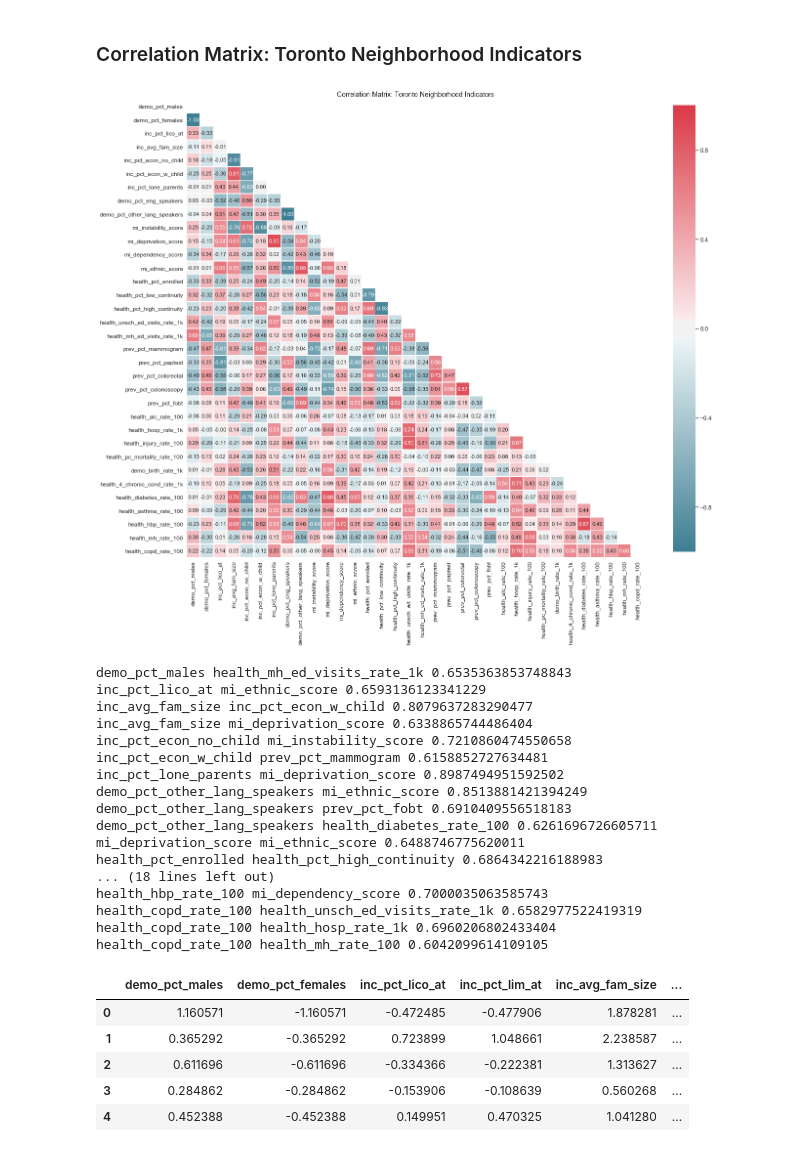
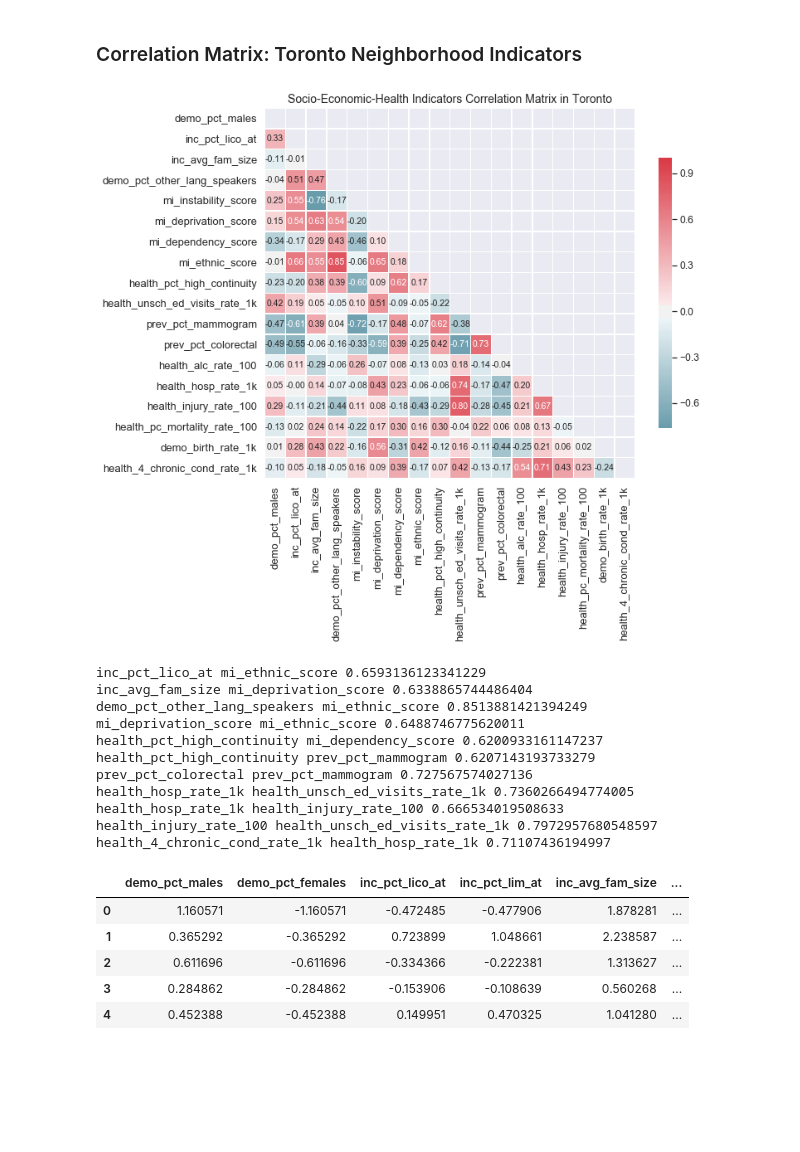
Before and after one commit to yoots88/portfolio, a Jupyter notebook: p5_community_health_profile/p5_community_health_profile.ipynb, the cells around one changed output. Saved outputs shown, nothing was run; the diff lists cells and outputs as text; code cells hidden in the pictures; blank space fills up the shorter version.

```diff
--- a/p5_community_health_profile/p5_community_health_profile.ipynb
+++ b/p5_community_health_profile/p5_community_health_profile.ipynb
@@ -253,42 +253,33 @@ df_stat
 # %%
 # Correlation Matrix Plot # entire dataset
 ###############################################################################
 # List numerical column names only:
-cols =['demo_pct_males', 'demo_pct_females', 'inc_pct_lico_at',
-       'inc_avg_fam_size', 'inc_pct_econ_no_child', 'inc_pct_econ_w_child',
-       'inc_pct_lone_parents', 'demo_pct_eng_speakers',
-       'demo_pct_other_lang_speakers', 'mi_instability_score',
-       'mi_deprivation_score', 'mi_dependency_score', 'mi_ethnic_score',
-       'health_pct_enrolled', 'health_pct_low_continuity',
-       'health_pct_high_continuity', 'health_unsch_ed_visits_rate_1k',
-       'health_mh_ed_visits_rate_1k', 'prev_pct_mammogram', 'prev_pct_paptest',
-       'prev_pct_colorectal', 'prev_pct_colonoscopy', 'prev_pct_fobt',
-       'health_alc_rate_100', 'health_hosp_rate_1k', 'health_injury_rate_100',
-       'health_pc_mortality_rate_100', 'demo_birth_rate_1k',
-       'health_4_chronic_cond_rate_1k', 'health_diabetes_rate_100',
-       'health_asthma_rate_100', 'health_hbp_rate_100', 'health_mh_rate_100',
-       'health_copd_rate_100']
+cols =['demo_pct_males', 'inc_pct_lico_at', 'inc_avg_fam_size', 'demo_pct_other_lang_speakers',
+'mi_instability_score', 'mi_deprivation_score', 'mi_dependency_score', 'mi_ethnic_score',
+'health_pct_high_continuity', 'health_unsch_ed_visits_rate_1k', 'prev_pct_mammogram',
+'prev_pct_colorectal', 'health_alc_rate_100', 'health_hosp_rate_1k', 'health_injury_rate_100',
+'health_pc_mortality_rate_100', 'demo_birth_rate_1k','health_4_chronic_cond_rate_1k']
 
 # Create a correlation matrix:
 cm = df_EDA[cols].corr()
 
 # Create a mask to filter correlation matrix: diagonally
 mask = np.zeros_like(cm, dtype=np.bool)
 mask[np.triu_indices_from(mask)] = True
 
 # Plot correlation matrix heatmap
-f,ax = plt.subplots(figsize=(21,21))
+f,ax = plt.subplots(figsize=(10,10))
 cmap = sns.diverging_palette(220,10,as_cmap=True)
 sns.set(font_scale=1.1)
 sns.heatmap(cm, mask=mask, cmap=cmap, fmt='.2f', center=0,
            annot=True, square=True, linewidth=.5,
-           annot_kws={'size':11}, cbar_kws={'shrink':.8})
-plt.xticks(rotation=90, fontsize=12)
-plt.yticks(rotation=0, fontsize=12)
-plt.title('Correlation Matrix: Toronto Neighborhood Indicators', fontsize=14)
+           annot_kws={'size':10.5}, cbar_kws={'shrink':.6})
+plt.xticks(rotation=90, fontsize=13)
+plt.yticks(rotation=0, fontsize=13)
+plt.title('Socio-Economic-Health Indicators Correlation Matrix in Toronto', fontsize=14)
 plt.show()
 # %% [output]
-[figure, old version]
+[figure, new version]
 # %%
 # Filter the correlation matrix where Pearson's r > 0.6:
 for x in cm.columns:
@@ -296,23 +287,17 @@ for x in cm.columns:
         if x < y and cm[x][y] > abs(0.6):
             print(x, y, cm[x][y])
 # %% [output]
-demo_pct_males health_mh_ed_visits_rate_1k 0.6535363853748843
 inc_pct_lico_at mi_ethnic_score 0.6593136123341229
-inc_avg_fam_size inc_pct_econ_w_child 0.8079637283290477
 inc_avg_fam_size mi_deprivation_score 0.6338865744486404
-inc_pct_econ_no_child mi_instability_score 0.7210860474550658
-inc_pct_econ_w_child prev_pct_mammogram 0.6158852727634481
-inc_pct_lone_parents mi_deprivation_score 0.8987494951592502
 demo_pct_other_lang_speakers mi_ethnic_score 0.8513881421394249
-demo_pct_other_lang_speakers prev_pct_fobt 0.6910409556518183
-demo_pct_other_lang_speakers health_diabetes_rate_100 0.6261696726605711
 mi_deprivation_score mi_ethnic_score 0.6488746775620011
-health_pct_enrolled health_pct_high_continuity 0.6864342216188983
-... (18 lines left out)
-health_hbp_rate_100 mi_dependency_score 0.7000035063585743
-health_copd_rate_100 health_unsch_ed_visits_rate_1k 0.6582977522419319
-health_copd_rate_100 health_hosp_rate_1k 0.6960206802433404
-health_copd_rate_100 health_mh_rate_100 0.6042099614109105
+health_pct_high_continuity mi_dependency_score 0.6200933161147237
+health_pct_high_continuity prev_pct_mammogram 0.6207143193733279
+prev_pct_colorectal prev_pct_mammogram 0.727567574027136
+health_hosp_rate_1k health_unsch_ed_visits_rate_1k 0.7360266494774005
+health_hosp_rate_1k health_injury_rate_100 0.666534019508633
+health_injury_rate_100 health_unsch_ed_visits_rate_1k 0.7972957680548597
+health_4_chronic_cond_rate_1k health_hosp_rate_1k 0.71107436194997
 # %%
 # Feature Scaling: Standardization
 # Step 1: take the numpy matrix of feature(s) as X_cols: values within each column represent the feature.
```
Also changed, not shown: parts of 13 cells of this notebook.
